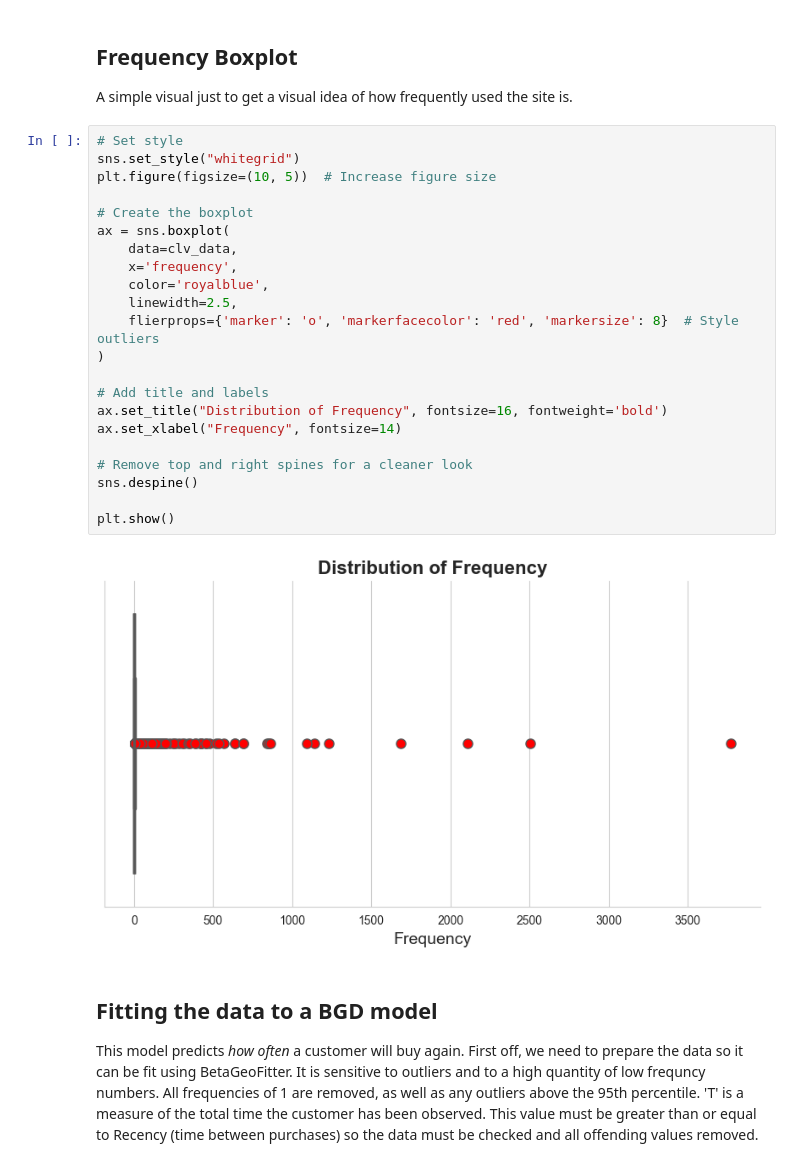
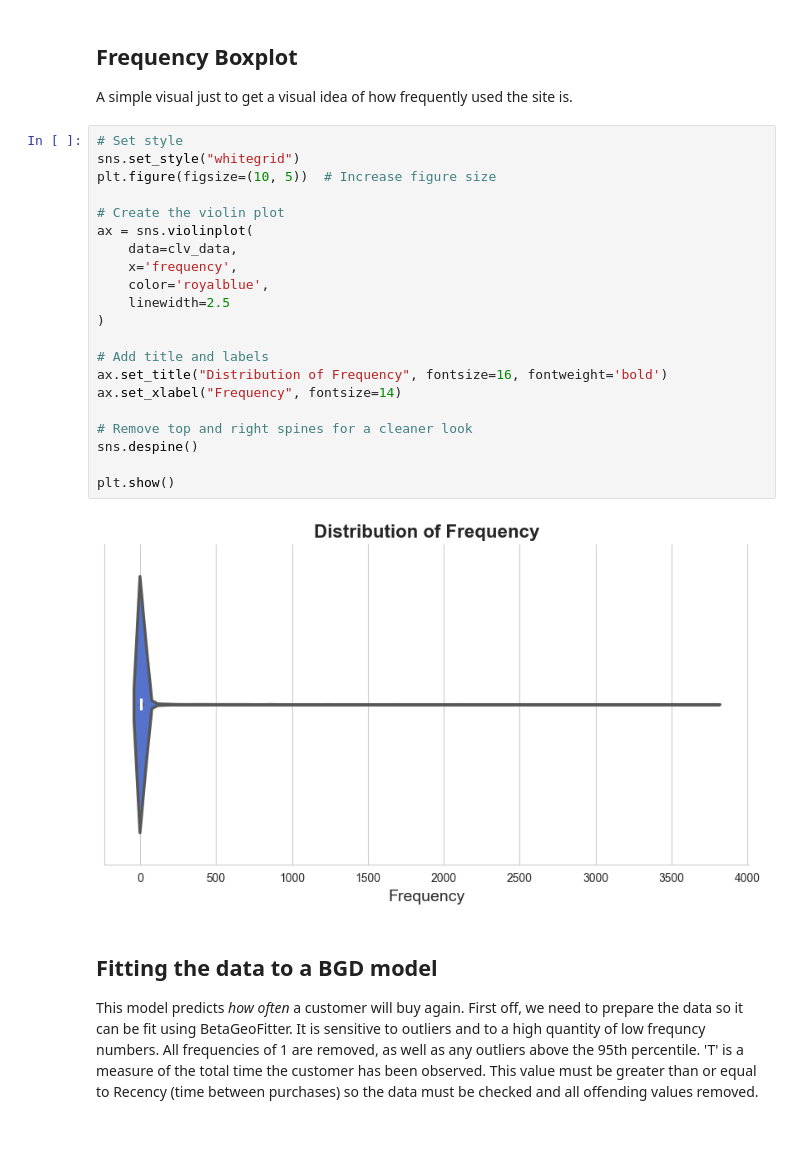
Before and after one commit to menerig/NoACaseStudy, a Jupyter notebook: NoA_case.ipynb, the cells around one changed output. Saved outputs shown, nothing was run; the diff lists cells and outputs as text; blank space fills up the shorter version.

```diff
--- a/NoA_case.ipynb
+++ b/NoA_case.ipynb
@@ -187,27 +186,26 @@ A simple visual just to get a visual idea of how frequently used the site is.
 # %%
 # Set style
 sns.set_style("whitegrid")
 plt.figure(figsize=(10, 5))  # Increase figure size
 
-# Create the boxplot
-ax = sns.boxplot(
+# Create the violin plot
+ax = sns.violinplot(
     data=clv_data,
     x='frequency',
     color='royalblue',
-    linewidth=2.5,
-    flierprops={'marker': 'o', 'markerfacecolor': 'red', 'markersize': 8}  # Style outliers
+    linewidth=2.5
 )
 
 # Add title and labels
 ax.set_title("Distribution of Frequency", fontsize=16, fontweight='bold')
 ax.set_xlabel("Frequency", fontsize=14)
 
 # Remove top and right spines for a cleaner look
 sns.despine()
 
 plt.show()
 # %% [output]
-[figure, old version]
+[figure, new version]
 # %% [markdown]
 ## Fitting the data to a BGD model
 This model predicts *how often* a customer will buy again. First off, we need to prepare the data so it can be fit using BetaGeoFitter. It is sensitive to outliers and to a high quantity of low frequncy numbers. All frequencies of 1 are removed, as well as any outliers above the 95th percentile. 'T' is a measure of the total time the customer has been observed. This value must be greater than or equal to Recency (time between purchases) so the data must be checked and all offending values removed.
```
Also changed, not shown: parts of 6 cells of this notebook.
